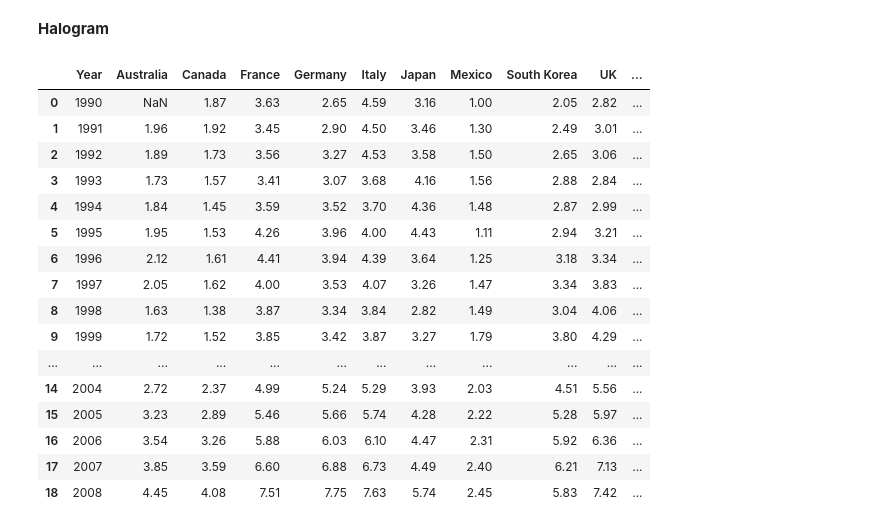
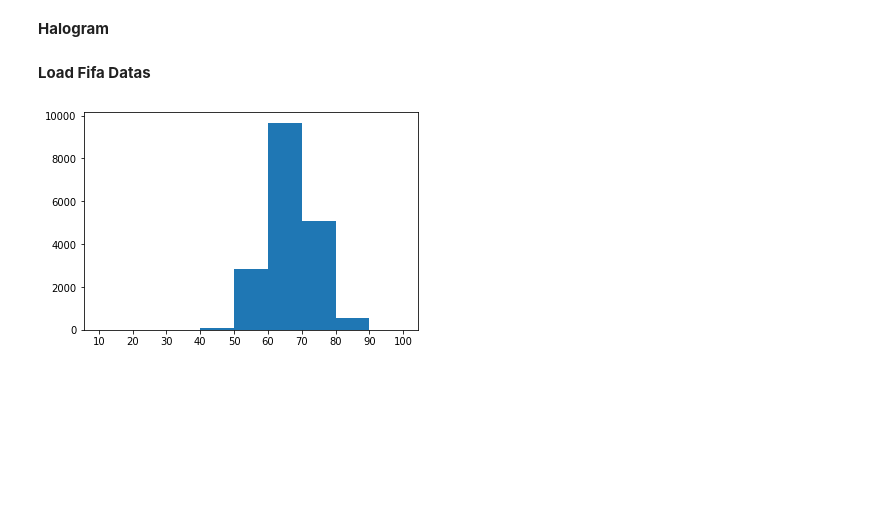
Before and after one commit to Danuragtiwari/Matplotlib, a Jupyter notebook: matplotlib.ipynb, the cells around one changed output. Saved outputs shown, nothing was run; the diff lists cells and outputs as text; code cells hidden in the pictures; blank space fills up the shorter version.

```diff
--- a/matplotlib.ipynb
+++ b/matplotlib.ipynb
@@ -83,23 +83,16 @@ plt.show()
 [figure]
 # %% [markdown]
 **Halogram**
-# %%
-gas
-# %% [output]
-|  | Year | Australia | Canada | France | Germany | Italy | Japan | Mexico | South Korea | UK | ... |
-| 0 | 1990 | NaN | 1.87 | 3.63 | 2.65 | 4.59 | 3.16 | 1.00 | 2.05 | 2.82 | ... |
-| 1 | 1991 | 1.96 | 1.92 | 3.45 | 2.90 | 4.50 | 3.46 | 1.30 | 2.49 | 3.01 | ... |
-| 2 | 1992 | 1.89 | 1.73 | 3.56 | 3.27 | 4.53 | 3.58 | 1.50 | 2.65 | 3.06 | ... |
-| 3 | 1993 | 1.73 | 1.57 | 3.41 | 3.07 | 3.68 | 4.16 | 1.56 | 2.88 | 2.84 | ... |
-| 4 | 1994 | 1.84 | 1.45 | 3.59 | 3.52 | 3.70 | 4.36 | 1.48 | 2.87 | 2.99 | ... |
-| 5 | 1995 | 1.95 | 1.53 | 4.26 | 3.96 | 4.00 | 4.43 | 1.11 | 2.94 | 3.21 | ... |
-| 6 | 1996 | 2.12 | 1.61 | 4.41 | 3.94 | 4.39 | 3.64 | 1.25 | 3.18 | 3.34 | ... |
-| 7 | 1997 | 2.05 | 1.62 | 4.00 | 3.53 | 4.07 | 3.26 | 1.47 | 3.34 | 3.83 | ... |
-| 8 | 1998 | 1.63 | 1.38 | 3.87 | 3.34 | 3.84 | 2.82 | 1.49 | 3.04 | 4.06 | ... |
-| 9 | 1999 | 1.72 | 1.52 | 3.85 | 3.42 | 3.87 | 3.27 | 1.79 | 3.80 | 4.29 | ... |
-| ... | ... | ... | ... | ... | ... | ... | ... | ... | ... | ... | ... |
-| 14 | 2004 | 2.72 | 2.37 | 4.99 | 5.24 | 5.29 | 3.93 | 2.03 | 4.51 | 5.56 | ... |
-| 15 | 2005 | 3.23 | 2.89 | 5.46 | 5.66 | 5.74 | 4.28 | 2.22 | 5.28 | 5.97 | ... |
-| 16 | 2006 | 3.54 | 3.26 | 5.88 | 6.03 | 6.10 | 4.47 | 2.31 | 5.92 | 6.36 | ... |
-| 17 | 2007 | 3.85 | 3.59 | 6.60 | 6.88 | 6.73 | 4.49 | 2.40 | 6.21 | 7.13 | ... |
-| 18 | 2008 | 4.45 | 4.08 | 7.51 | 7.75 | 7.63 | 5.74 | 2.45 | 5.83 | 7.42 | ... |
+# %% [markdown]
+**Load Fifa Datas**
+# %%
+fifa=pd.read_csv('/content/drive/MyDrive/Colab Notebooks/fifa_data.csv')
+
+bins=[10,20,30,40,50,60,70,80,90,100]
+# plt.plot(fifa.Nationality,fifa.Marking)
+plt.hist(fifa.Overall,bins=bins)
+plt.xticks(bins)
+plt.xlabel('')
+plt.show()
+# %% [output]
+[figure, added]
```
